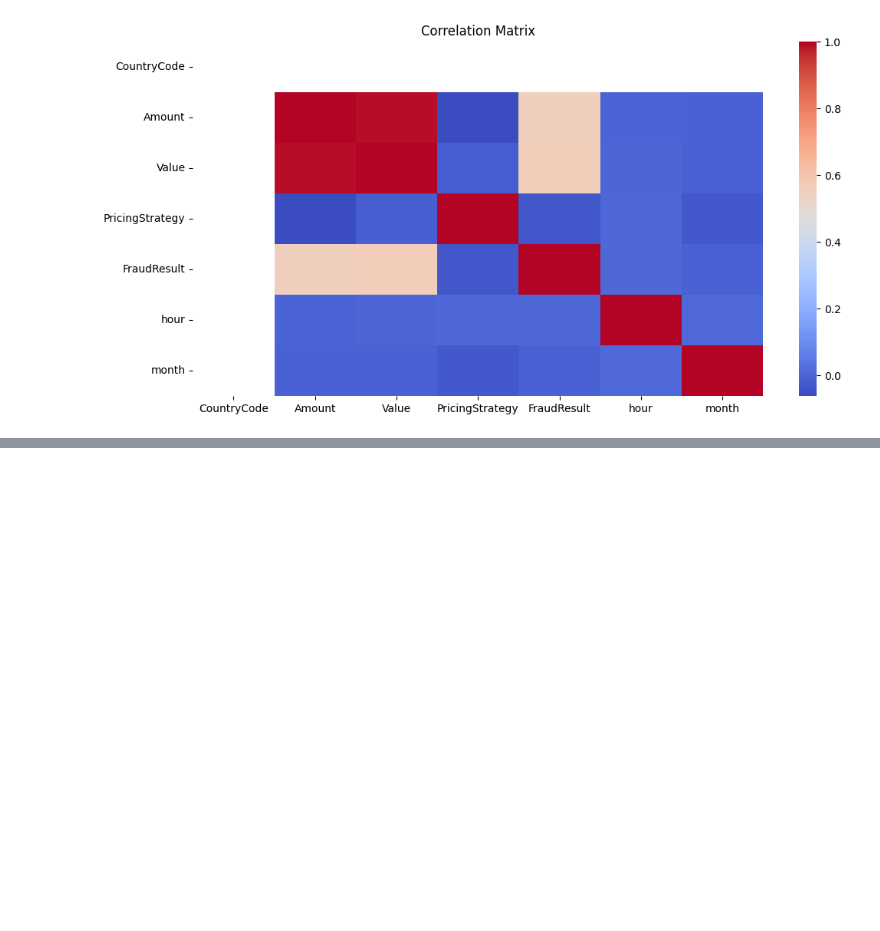
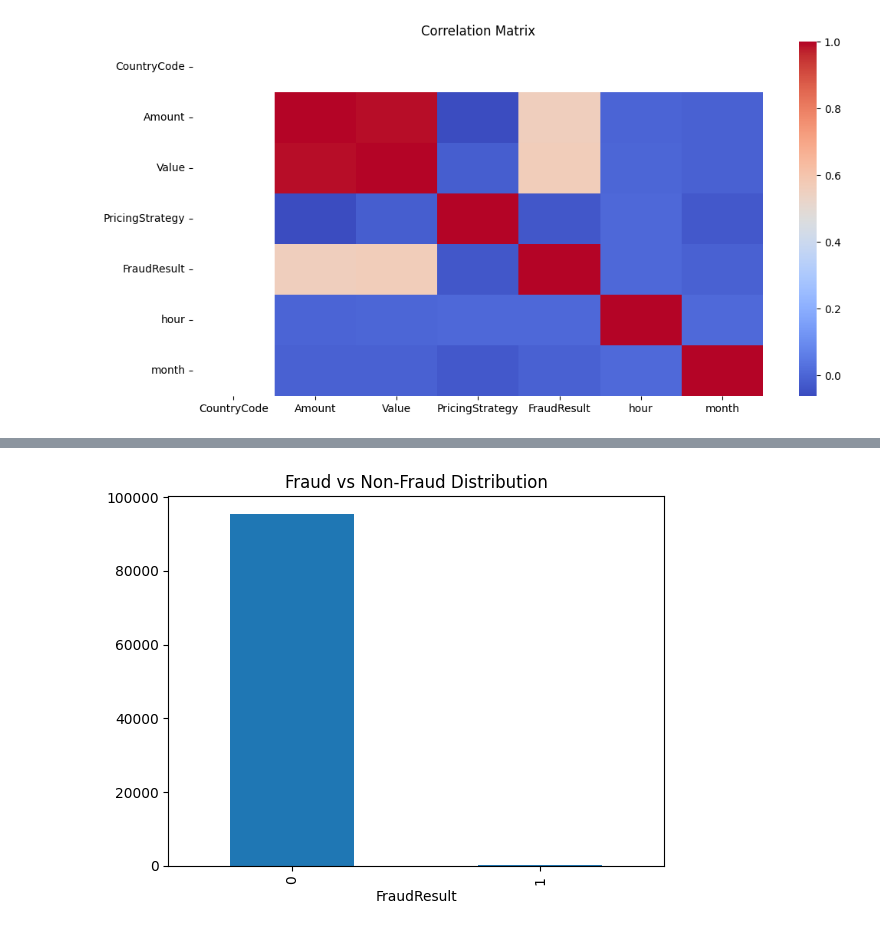
Before and after one commit to Bethabrh/credit-risk-model, a Jupyter notebook: notebooks/eda.ipynb, the cells around one changed output, grey strips where cells are left out. Drawn from its saved outputs; the diff is of its cells as text; code cells hidden in the pictures; blank space fills up the shorter version.

```diff
--- a/notebooks/eda.ipynb
+++ b/notebooks/eda.ipynb
@@ -204,0 +211,6 @@ plt.show()
+# %%
+df["FraudResult"].value_counts().plot(kind="bar")
+plt.title("Fraud vs Non-Fraud Distribution")
+plt.show()
+# %% [output]
+[figure, added]
```
Also changed, not shown: parts of 4 cells of this notebook, 1 other file.
